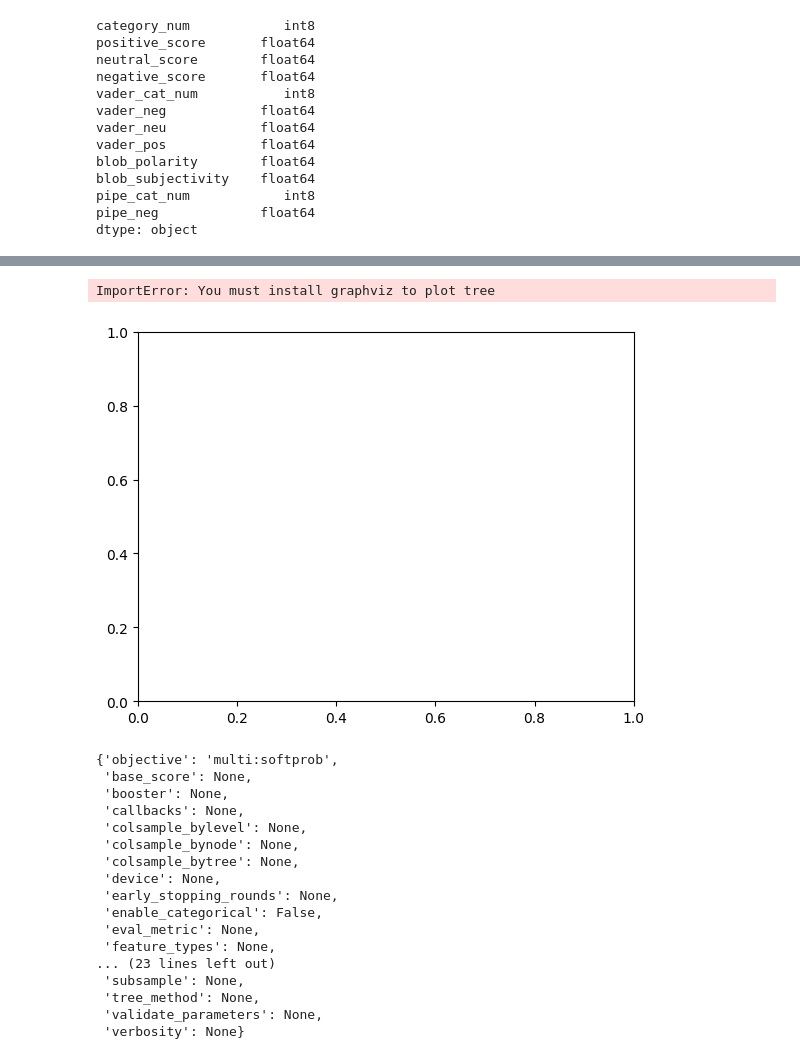
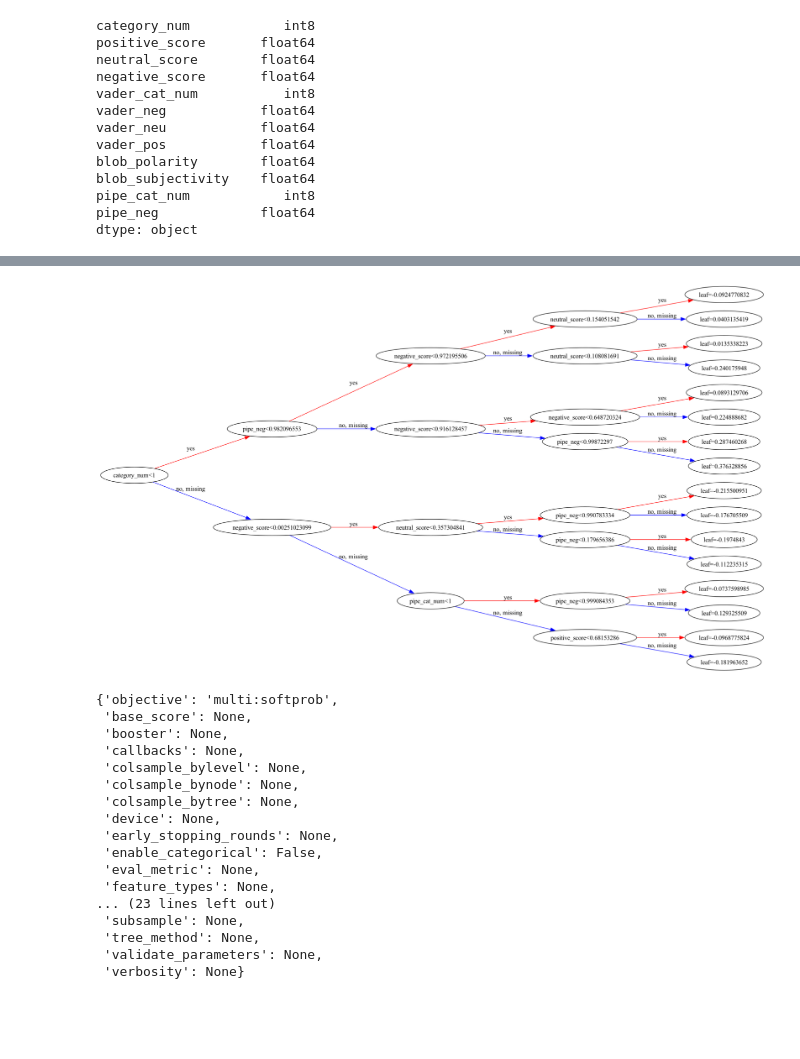
Before and after one commit to dschjanice/capstone_chat-gpt, a Jupyter notebook: notebooks/7_XGBOOST.ipynb, the cells around one changed output, grey strips where cells are left out. Drawn from its saved outputs; the diff is of its cells as text; code cells hidden in the pictures; blank space fills up the shorter version.

```diff
--- a/notebooks/7_XGBOOST.ipynb
+++ b/notebooks/7_XGBOOST.ipynb
@@ -131,10 +172,10 @@ sns.heatmap(cm, cmap='YlGnBu', annot=True, fmt='d', linewidths=.5)
-# %%
-# plot single tree
-plot_tree(bst)
-plt.show()
-# %% [output]
-ImportError: You must install graphviz to plot tree
-[figure, removed]
+# %%
+fig, ax = plt.subplots(figsize=(30, 30))
+plot_tree(bst,
+          ax=ax, rankdir='LR')
+plt.show()
+# %% [output]
+[figure, added]
 # %%
 bst.get_params()
 # %% [output]
```
Also changed, not shown: parts of 16 cells of this notebook, 6 other files.
